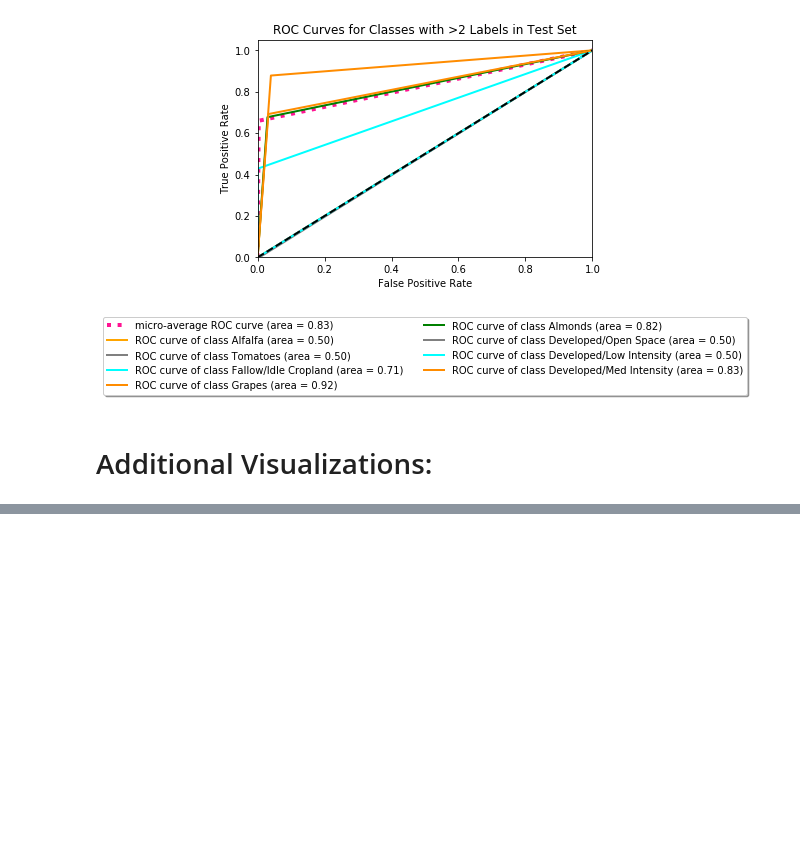
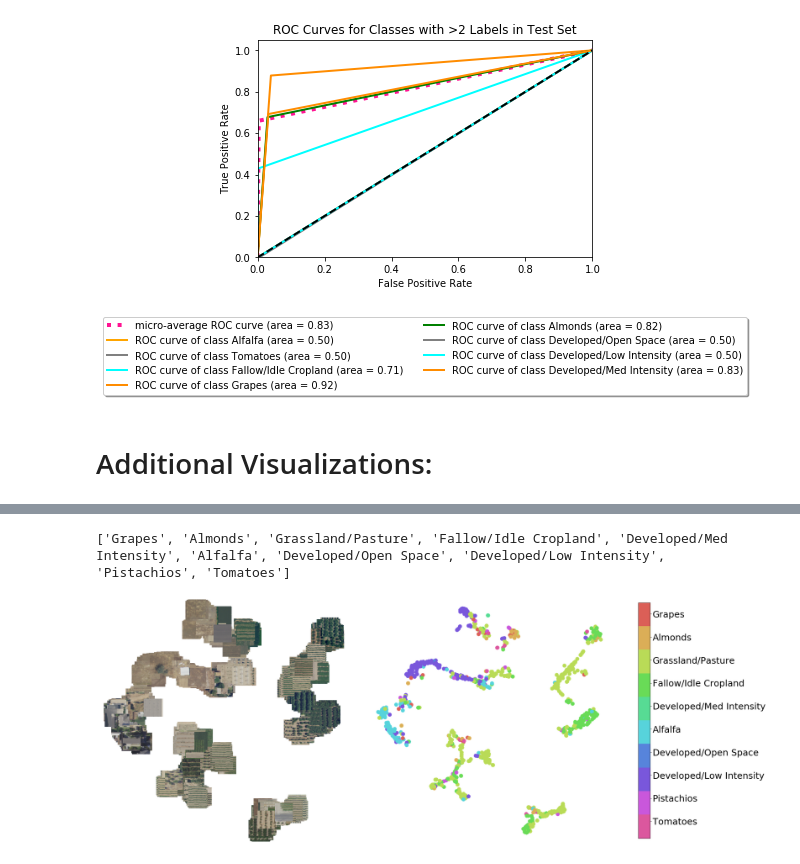
Before and after one commit to agupta24/tile2vec231n, a Jupyter notebook: examples/Strat 1- Hypertuned.ipynb, the cells around one changed output, grey strips where cells are left out. Saved outputs shown, nothing was run; the diff lists cells and outputs as text; code cells hidden in the pictures; blank space fills up the shorter version.

```diff
--- a/examples/Strat 1- Hypertuned.ipynb
+++ b/examples/Strat 1- Hypertuned.ipynb
@@ -511,0 +570,5 @@ print("Hi")
+# %%
+tile_dir = '../data/tiles'
+n_tiles = 1000
+y = np.load(os.path.join(tile_dir, 'y.npy'))
+print(y.shape)
@@ -511,0 +577,30 @@ print("Hi")
+# %%
+t0 = time()
+X = np.zeros((n_tiles, z_dim))
+beforeEmbed = np.zeros((n_tiles,50,50,4))
+
+for idx in range(n_tiles):
+    tile = np.load(os.path.join(tile_dir, '{}tile.npy'.format(idx+1)))
+    # Get first 4 NAIP channels (5th is CDL mask)
+    tile = tile[:,:,:4]
+    tile = tile/255
+    beforeEmbed[idx,:,:,:] = tile
+    # Rearrange to PyTorch order
+    tile = np.moveaxis(tile, -1, 0)
+    tile = np.expand_dims(tile, axis=0)
+    # Scale to [0, 1]
+    #tile = tile / 255
+
+    # Embed tile
+    tile = torch.from_numpy(tile).float()
+    tile = Variable(tile)
+    if cuda: tile = tile.cuda()
+    z = tilenet.encode(tile)
+    if cuda: z = z.cpu()
+    z = z.data.numpy() #1 by 512
+    X[idx,:] = z
+t1 = time()
+
+print(X.shape)
+print(beforeEmbed.shape)
+print('Embedded {} tiles: {:0.3f}s'.format(n_tiles, t1-t0))
@@ -511,0 +611,4 @@ print("Hi")
+# %%
+Z = X
+patches = beforeEmbed
+#print(y)
@@ -511,0 +707,5 @@ print("Hi")
+# %%
+produce_tsne_plot(1)
+# %% [output]
+['Grapes', 'Almonds', 'Grassland/Pasture', 'Fallow/Idle Cropland', 'Developed/Med Intensity', 'Alfalfa', 'Developed/Open Space', 'Developed/Low Intensity', 'Pistachios', 'Tomatoes']
+[figure, added]
```
Also changed, not shown: parts of 10 cells of this notebook, 2 other files.
